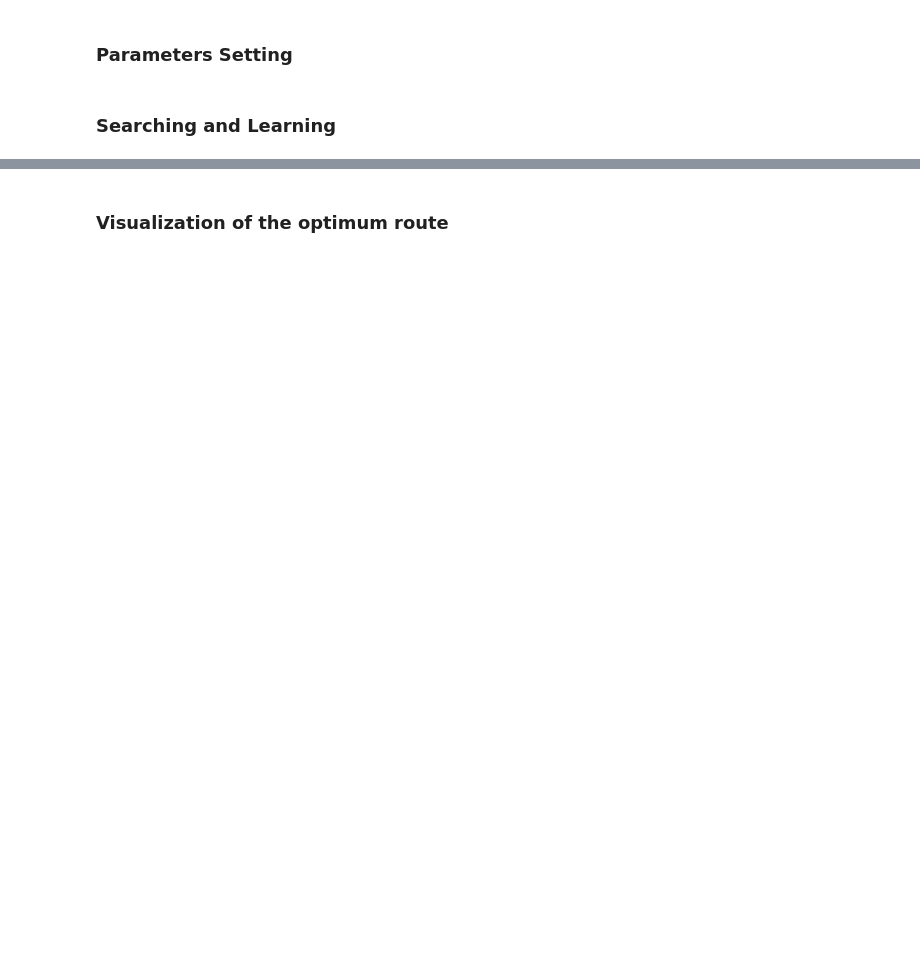
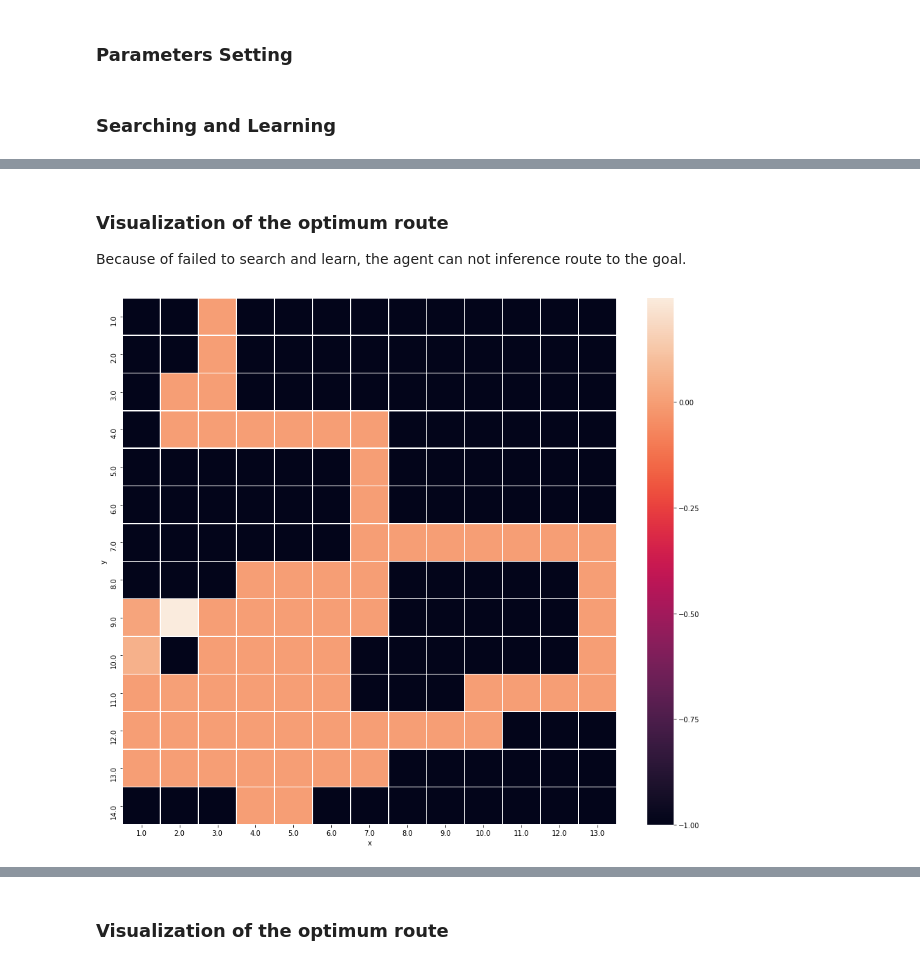
Before and after one commit to accel-brain/accel-brain-code, a Jupyter notebook: Reinforcement-Learning/search_maze_by_q_learning.ipynb, the cells around one changed output, grey strips where cells are left out. Cells and saved outputs as stored; diff of their text form; code cells hidden in the pictures; blank space fills up the shorter version.

```diff
--- a/Reinforcement-Learning/search_maze_by_q_learning.ipynb
+++ b/Reinforcement-Learning/search_maze_by_q_learning.ipynb
@@ -133,3 +161,16 @@ inferenced_result_list = maze_q_learning.inference(limit=5000)
 # %%
 # Re-format.
 result_df = pd.DataFrame(np.array(inferenced_result_list), columns=["x", "y", "q_value"])
+# %% [markdown]
+### Visualization of the optimum route
+
+Because of failed to search and learn, the agent can not inference route to the goal.
+# %%
+fig = plt.figure(figsize=(16, 14))
+sns.heatmap(
+    result_df.drop_duplicates(["x", "y"]).pivot(columns="x", index="y", values="q_value").fillna(-1),
+    linewidths=.5
+)
+plt.show();plt.close()
+# %% [output]
+[figure, added]
```
Also changed, not shown: parts of 32 cells of this notebook.
